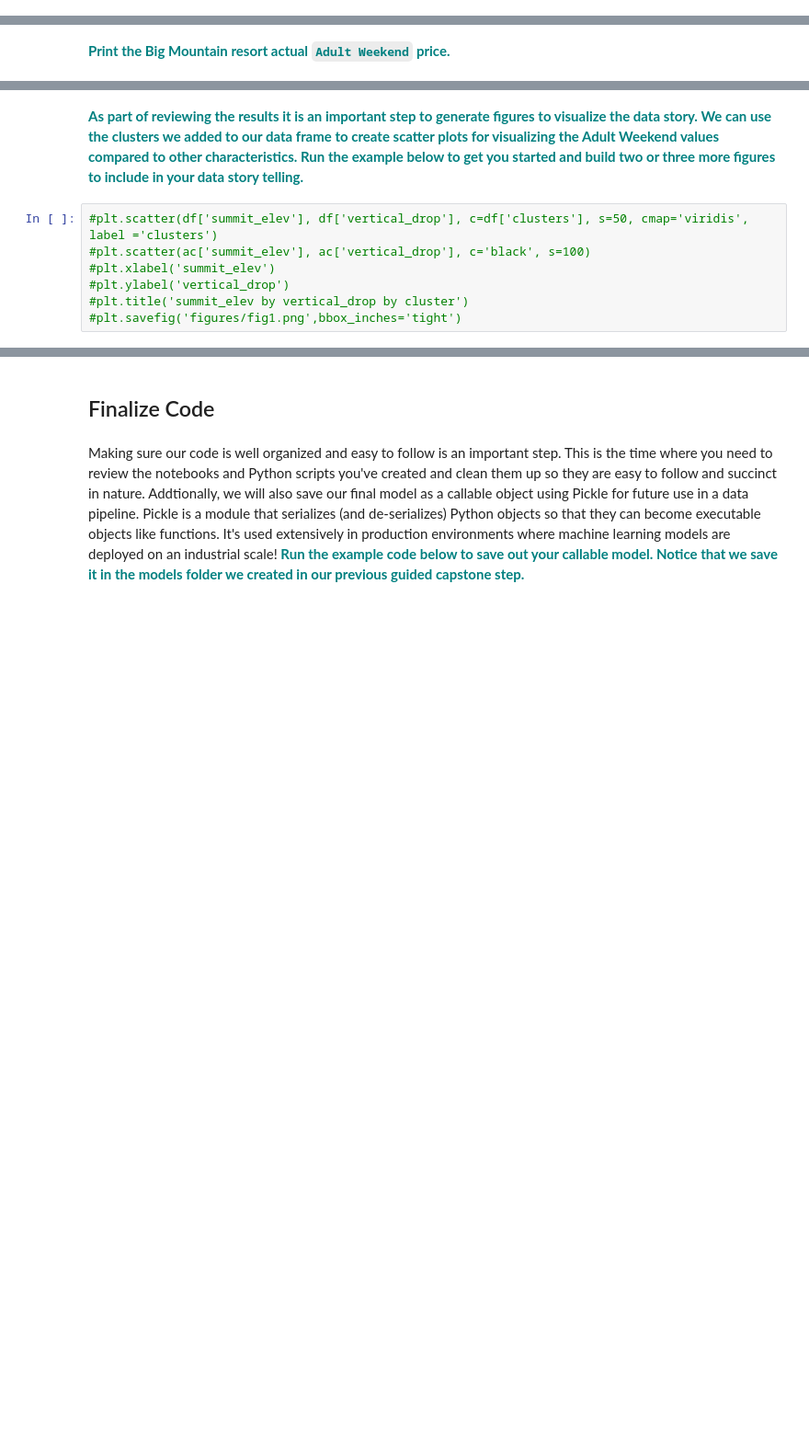
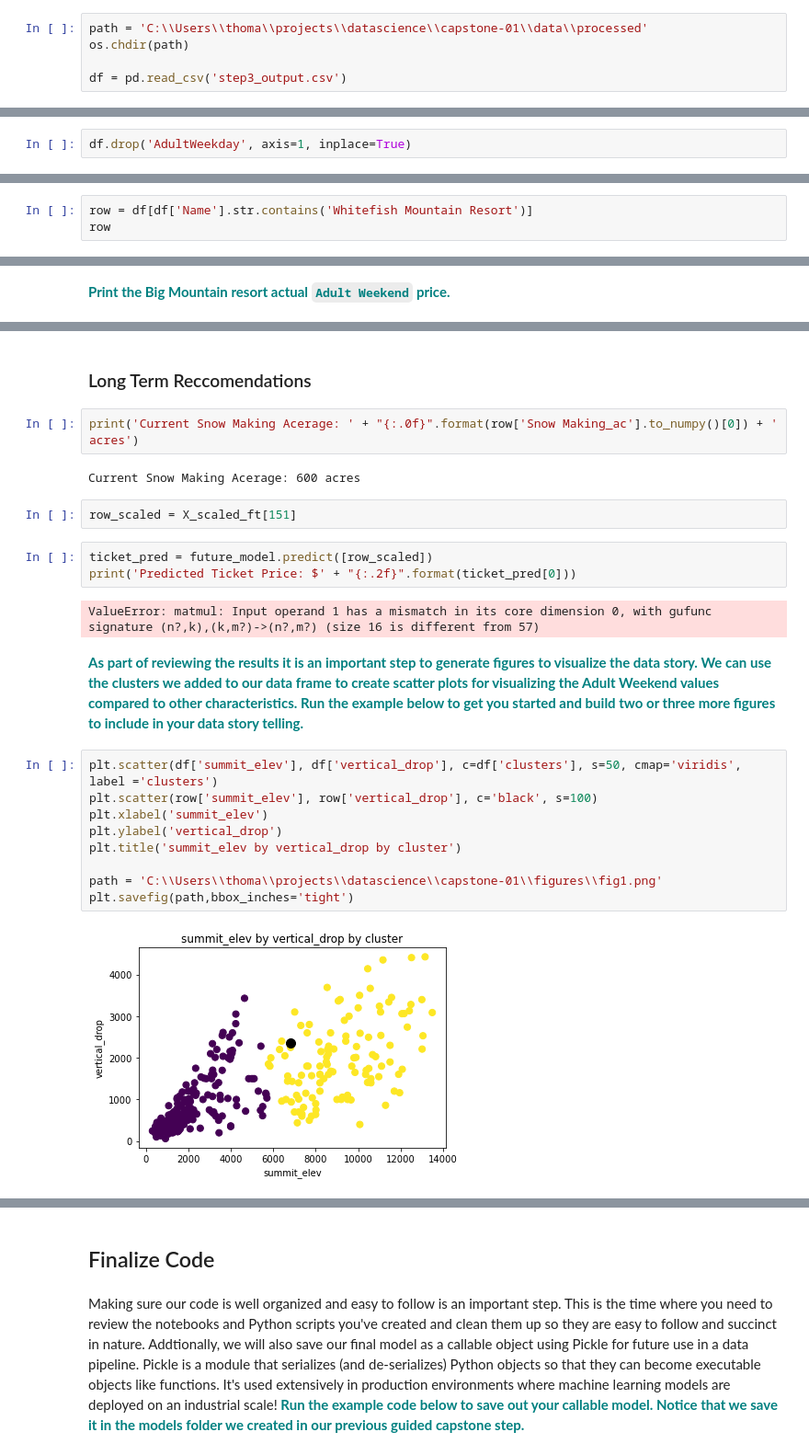
Before and after one commit to jolfr/capstone-01, a Jupyter notebook: notebooks/Notebook_stepsix.ipynb, the cells around one changed output, grey strips where cells are left out. Shown: that part at 92% size. Drawn from its saved outputs; the diff is of its cells as text; blank space fills up the shorter version.

```diff
--- a/notebooks/Notebook_stepsix.ipynb
+++ b/notebooks/Notebook_stepsix.ipynb
@@ -32,0 +49,5 @@ In this guided capstone we are going to revisit many of the actions we took in t
+# %%
+path = 'C:\\Users\\thoma\\projects\\datascience\\capstone-01\\data\\processed'
+os.chdir(path)
+
+df = pd.read_csv('step3_output.csv')
@@ -32,0 +57,2 @@ In this guided capstone we are going to revisit many of the actions we took in t
+# %%
+df.drop('AdultWeekday', axis=1, inplace=True)
@@ -38,0 +218,3 @@ In this guided capstone we are going to revisit many of the actions we took in t
+# %%
+row = df[df['Name'].str.contains('Whitefish Mountain Resort')]
+row
@@ -45,9 +256,26 @@ In this guided capstone we are going to revisit many of the actions we took in t
+# %% [markdown]
+### Long Term Reccomendations
+# %%
+print('Current Snow Making Acerage: ' + "{:.0f}".format(row['Snow Making_ac'].to_numpy()[0]) + ' acres')
+# %% [output]
+Current Snow Making Acerage: 600 acres
+# %%
+row_scaled = X_scaled_ft[151]
+# %%
+ticket_pred = future_model.predict([row_scaled])
+print('Predicted Ticket Price: $' + "{:.2f}".format(ticket_pred[0]))
+# %% [output]
+ValueError: matmul: Input operand 1 has a mismatch in its core dimension 0, with gufunc signature (n?,k),(k,m?)->(n?,m?) (size 16 is different from 57)
 # %% [markdown]
 **<font color='teal'> As part of reviewing the results it is an important step to generate figures to visualize the data story. We can use the clusters we added to our data frame to create scatter plots for visualizing the Adult Weekend values compared to other characteristics. Run the example below to get you started and build two or three more figures to include in your data story telling.</font>**
 # %%
-#plt.scatter(df['summit_elev'], df['vertical_drop'], c=df['clusters'], s=50, cmap='viridis', label ='clusters')
-#plt.scatter(ac['summit_elev'], ac['vertical_drop'], c='black', s=100)
-#plt.xlabel('summit_elev')
-#plt.ylabel('vertical_drop')
-#plt.title('summit_elev by vertical_drop by cluster')
-#plt.savefig('figures/fig1.png',bbox_inches='tight')
+plt.scatter(df['summit_elev'], df['vertical_drop'], c=df['clusters'], s=50, cmap='viridis', label ='clusters')
+plt.scatter(row['summit_elev'], row['vertical_drop'], c='black', s=100)
+plt.xlabel('summit_elev')
+plt.ylabel('vertical_drop')
+plt.title('summit_elev by vertical_drop by cluster')
+
+path = 'C:\\Users\\thoma\\projects\\datascience\\capstone-01\\figures\\fig1.png'
+plt.savefig(path,bbox_inches='tight')
+# %% [output]
+[figure, added]
```
Also changed, not shown: parts of 47 cells of this notebook, 3 other files.
